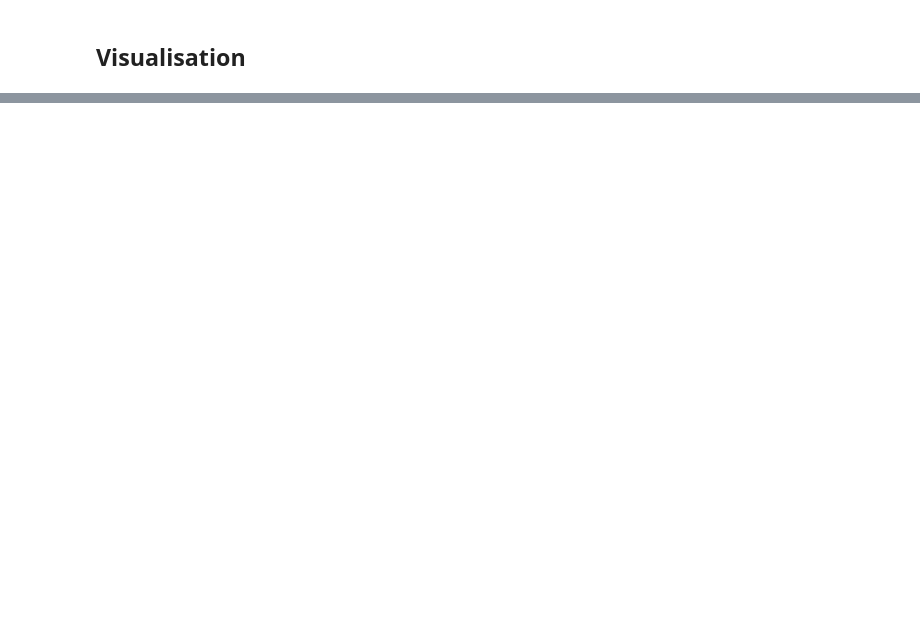
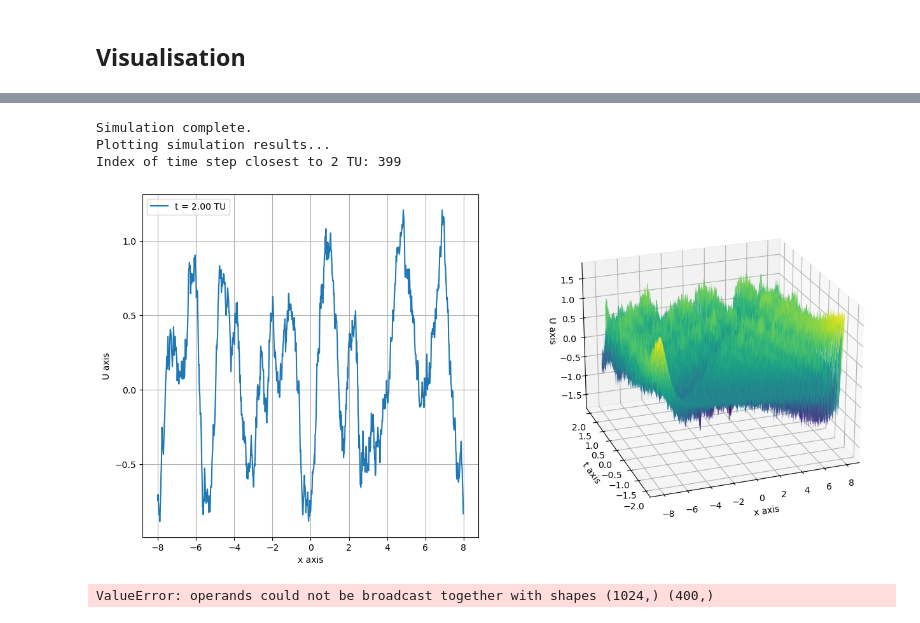
Before and after one commit to lsewards/Forced-kdv-plasma-solitons-simulation, a Jupyter notebook: Plasma soltion simulation.ipynb, the cells around one changed output, grey strips where cells are left out. Cells and saved outputs as stored; diff of their text form; code cells hidden in the pictures; blank space fills up the shorter version.

```diff
--- a/Plasma soltion simulation.ipynb
+++ b/Plasma soltion simulation.ipynb
@@ -1,7 +1,2 @@
 # %% [markdown]
 # Plasma solution simulation
-# %%
-a = np.array([1, 2, 3, 4, 5, 6, 7, 8, 9, 10])
-
-b= a[:5 // 2 + 1]
-print(b)
@@ -357,0 +302,53 @@ Text(0.5, 1.0, 'Comparison of Numerical and Analytical Solutions at Final Time S
+# %%
+def eqn_55_exact( alpha, beta, delta, k, b, x, time):
+    """ t = time"""
+    wave_const = np.exp(b[2] * (time ** 2) + b[1] * time + b[0])
+    return ((12 * k * beta) / alpha) * ((k ** 3) * (4 * beta - delta) - (2 * b[2] * time + b[1]) * wave_const) * sech_sqrd(k * (x - delta * k ** 2 * time) - wave_const)
+
+def eqn_56_exact( beta, delta, k, b, x, t):
+    """ t = time"""
+    wave_const = np.exp(b[2] * (t ** 2) + b[1] * t + b[0])
+    return 12 * beta * (k ** 2) * sech_sqrd(k * (x - delta * (k ** 2) * t) - wave_const)
+
+
+alpha = -2.0
+beta = 1/6
+delta = 4.0
+k = 1.0
+b = [-1, 2, -1]
+
+L = 8.0  # size of the domain in debye lengths
+N = 1024  # number of discretised points in the domain (power of 2 for FFT speed)
+dt = 1e-4  # TU
+t_inital = -2.0  # TU
+t_final =  2.0   # TU
+
+time_stamp = 2
+
+appened_eqn_55_exact = partial(eqn_55_exact, alpha, beta, delta, k, b) # forcing function
+appened_eqn_56_exact = partial(eqn_56_exact, beta, delta, k, b) # wave solution
+
+anal_sol, anal_time_array, xa= run_simulation(L, N, t_inital, t_final, dt, alpha, beta,
+                                          mode="analytical",
+                                          analytical_sol=appened_eqn_56_exact,
+                                          forcing_fn=appened_eqn_55_exact,
+                                          verbose=100
+)
+view_simulation_results(anal_sol, anal_time_array, xa, time_stamp)
+
+real_sol = eqn_56_exact(beta, delta, k, b, xa, anal_time_array)
+view_simulation_results(real_sol, anal_time_array, xa, time_stamp)
+
+i_anal = find_time_index(anal_time_array, time_stamp)
+
+plt.figure(figsize=(8, 6))
+plt.plot(xa, eqn_56_exact(x, anal_time_array[i_anal]) - anal_sol[i_anal], label="Difference between numerical and analytical solutions")
+plt.xlabel("x")
+plt.ylabel("Unumerical - Uanalytical")
+plt.grid()
+# %% [output]
+Simulation complete.
+Plotting simulation results...
+Index of time step closest to 2 TU: 399
+[figure, added]
+ValueError: operands could not be broadcast together with shapes (1024,) (400,)
```
Also changed, not shown: parts of 19 cells of this notebook, 1 other file.
